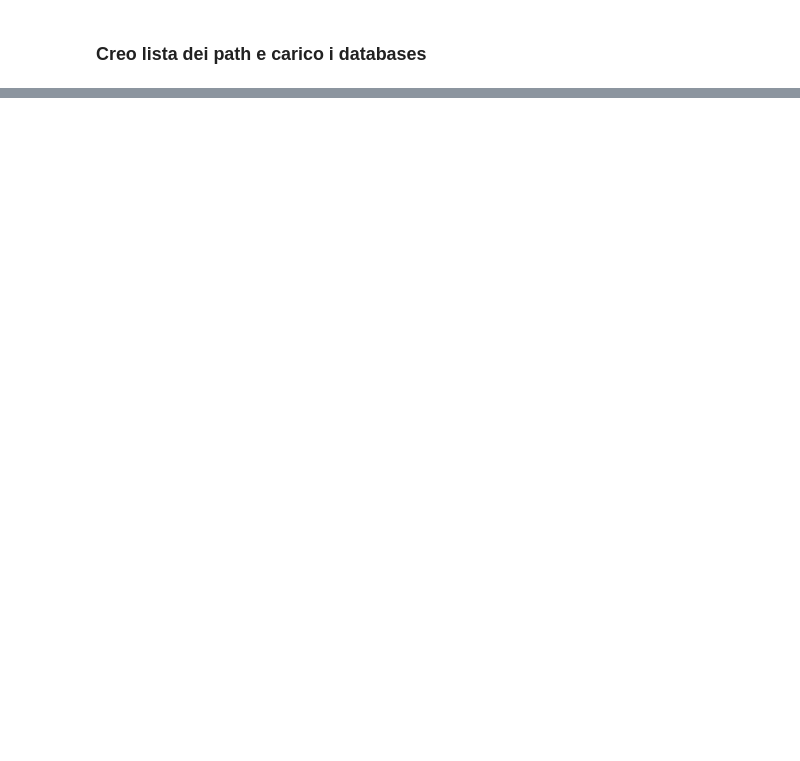
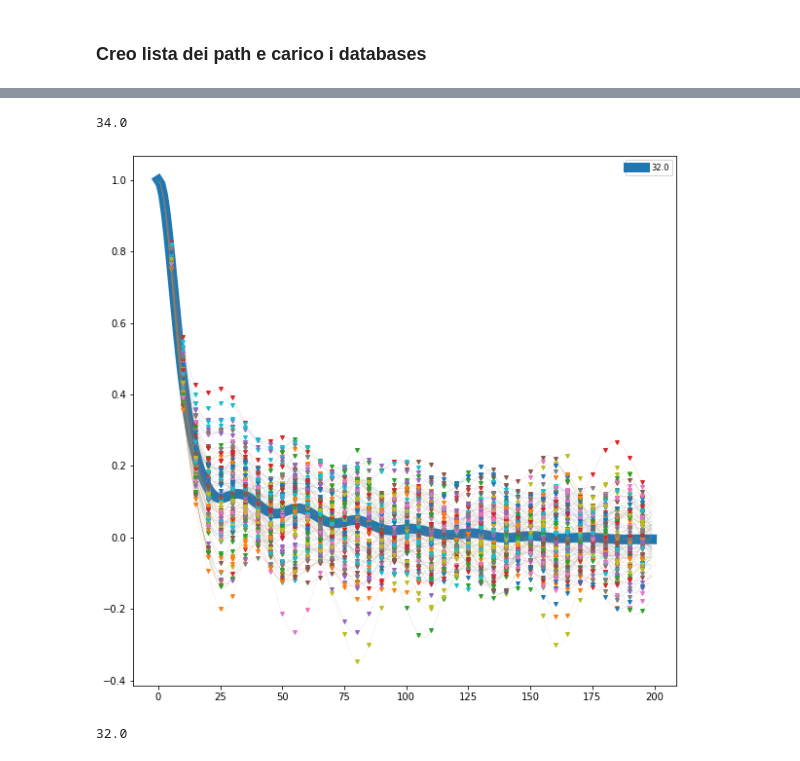
Before and after one commit to scarpma/lorenz, a Jupyter notebook: auto_corr.ipynb, the cells around one changed output, grey strips where cells are left out. Cells and saved outputs as stored; diff of their text form; code cells hidden in the pictures; blank space fills up the shorter version.

```diff
--- a/auto_corr.ipynb
+++ b/auto_corr.ipynb
@@ -47,0 +190,61 @@ for db, r in zip(dbs, rv):
+# %%
+import numpy as np
+def acf(x):
+    result = np.correlate(x, x, mode='full')
+    return result[result.size // 2:] / result[result.size // 2:].max()
+
+import glob
+paths = glob.glob('/scratch/scarpolini/databases/acf_lorenz_*.npy')
+paths = sorted(paths, key=lambda x : float(x[-8:-4]))
+
+def all_parameters(paths):
+    result = []
+    for path in paths :
+        result.append(float(path[-8:-4]))
+    return result
+
+parameters = all_parameters(paths)
+nn = round(np.random.uniform(len(paths)))
+r = parameters[nn]
+db = np.load(f"/scratch/scarpolini/databases/db_lorenz_{r:.1f}.npy")
+path = paths[nn]
+r
+# %% [output]
+34.0
+# %%
+n = round(np.random.uniform(50000))
+# %%
+xlim = 200
+import matplotlib.pyplot as plt
+from matplotlib.pyplot import figure
+
+figure(figsize=(10,10))
+#for path in paths[10:20:1]:
+#    rr = float(path[-8:-4])
+acf_tot = np.load(path)
+    #acf = np.load(f'/scratch/scarpolini/databases/acf_lorenz_{r:.1f}.npy')
+plt.plot(acf_tot[0,:xlim], label=str(rr), lw=10)
+#plt.yscale('log')
+#plt.xscale('log')
+#plt.ylim([1.e-1,2.])
+plt.legend(ncol=3, fontsize='small')
+
+for ii in range(100):
+    n = round(np.random.uniform(50000))
+    a = db[n,0,:]
+    a = a - np.mean(a)
+    #b = db[n,1,:]
+    #b = b - np.mean(b)
+    #c = db[n,2,:]
+    #c = c - np.mean(c)
+    acfx = acf(a)[:xlim]   ## ATTENZIONE: STO PLOTTANDO IL MODULO DELLA FUNZIONE DI AUTOCORRELAZIONE
+    #acfy = acf(b)
+    #acfz = acf(c)
+    plt.plot(acfx, marker='v', markevery=5, ms=4, lw=0.1)
+plt.show()
+# %% [output]
+[figure, added]
+# %%
+r
+# %% [output]
+32.0
```
Also changed, not shown: parts of 11 cells of this notebook, 24 other files.
